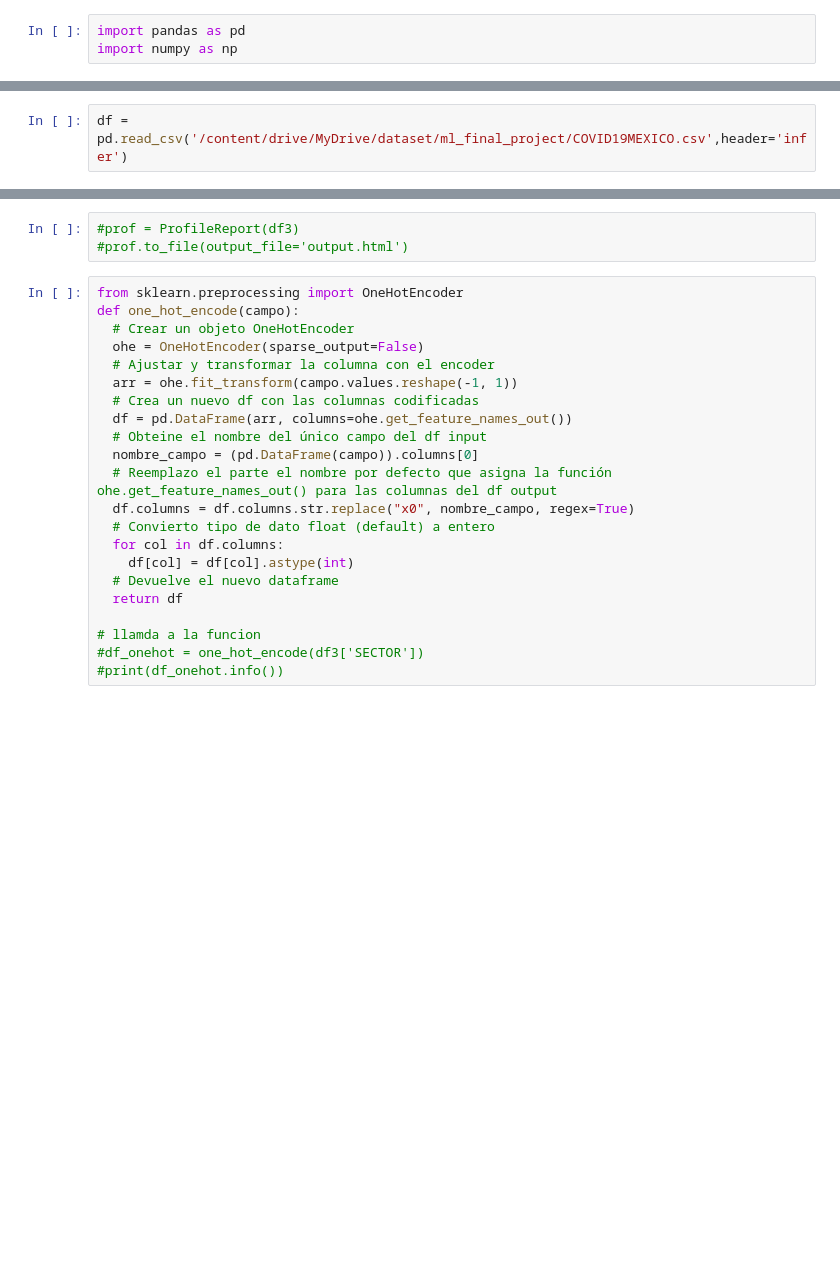
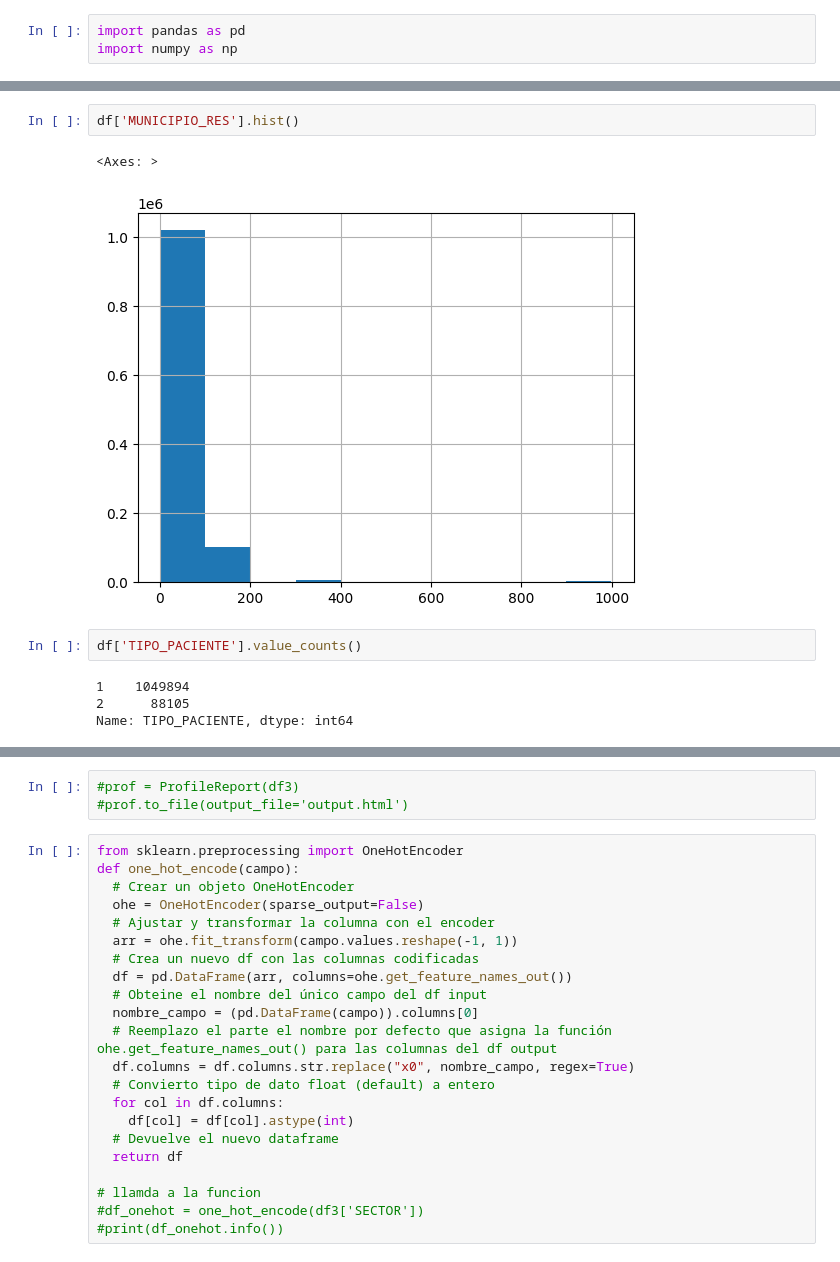
Before and after one commit to Jorgedavid91/ml_project, a Jupyter notebook: ML_Proyecto_Final.ipynb, the cells around one changed output, grey strips where cells are left out. Drawn from its saved outputs; the diff is of its cells as text; blank space fills up the shorter version.

```diff
--- a/ML_Proyecto_Final.ipynb
+++ b/ML_Proyecto_Final.ipynb
@@ -18,2 +5,0 @@ Levantamos el dataset original
-# %%
-df = pd.read_csv('/content/drive/MyDrive/dataset/ml_final_project/COVID19MEXICO.csv',header='infer')
@@ -58,0 +177,11 @@ df3 = pd.merge(
+# %%
+df['MUNICIPIO_RES'].hist()
+# %% [output]
+<Axes: >
+[figure, added]
+# %%
+df['TIPO_PACIENTE'].value_counts()
+# %% [output]
+1    1049894
+2      88105
+Name: TIPO_PACIENTE, dtype: int64
```
Also changed, not shown: parts of 130 cells of this notebook.
